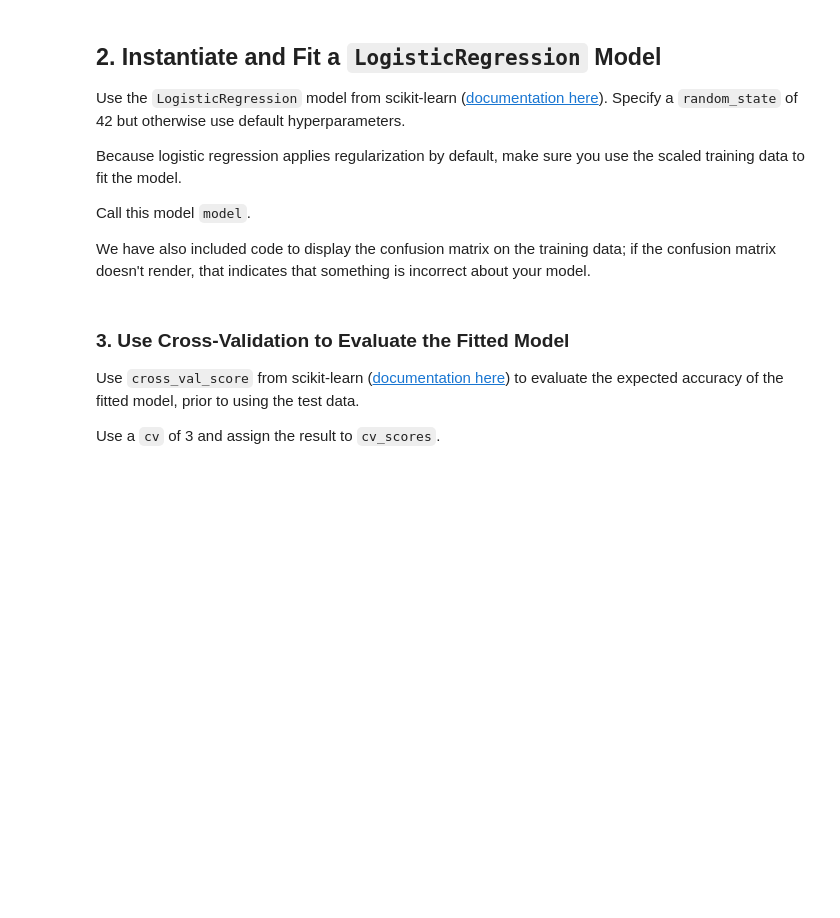
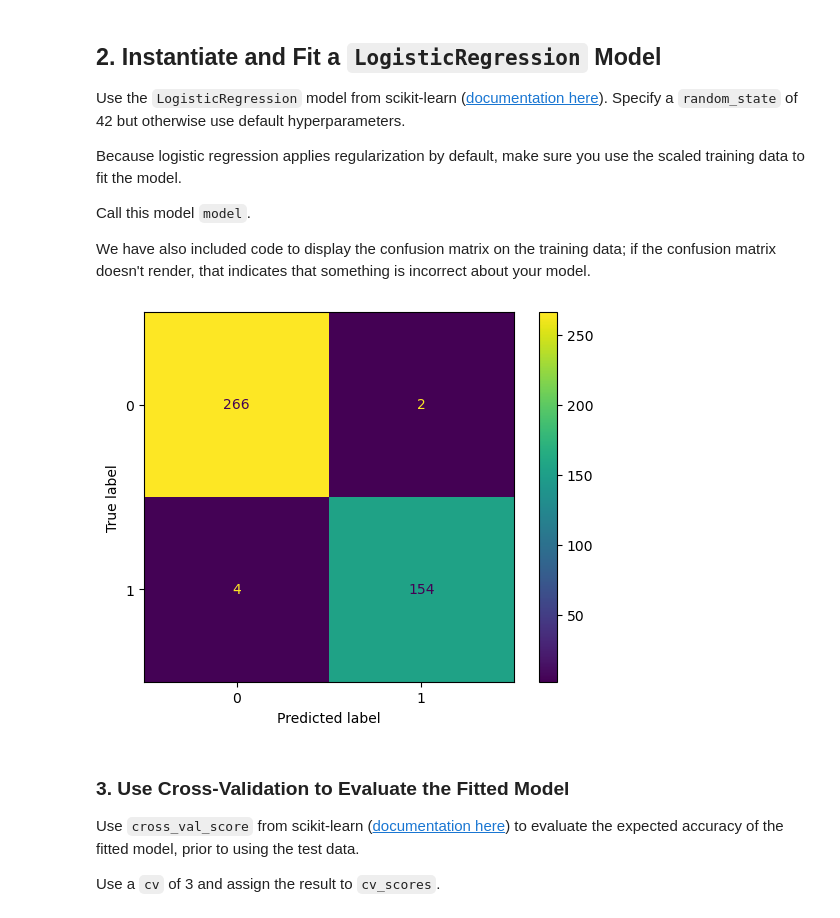
Before and after one commit to Isaac-Munyaka/logistic_regression, a Jupyter notebook: index.ipynb, the cells around one changed output. Saved outputs shown, nothing was run; the diff lists cells and outputs as text; code cells hidden in the pictures; blank space fills up the shorter version.

```diff
--- a/index.ipynb
+++ b/index.ipynb
@@ -132,18 +146,21 @@ We have also included code to display the confusion matrix on the training data;
 # %%
 # Replace None with appropriate code
 
 # Import the relevant class
-None
+from sklearn.linear_model import LogisticRegression
 
 # Instantiate the model
-model = None
+model = LogisticRegression(random_state=42,
+           )
 
 # Fit the model on the scaled data
-None
+model.fit(X_train_scaled, y_train)
 # YOUR CODE HERE
-raise NotImplementedError()
+# raise NotImplementedError()
 
 ConfusionMatrixDisplay.from_estimator(estimator=model, X=X_train_scaled, y=y_train);
+# %% [output]
+[figure, added]
 # %%
 # model should be a LogisticRegression
 assert type(model) == LogisticRegression
```
Also changed, not shown: parts of 8 cells of this notebook.
